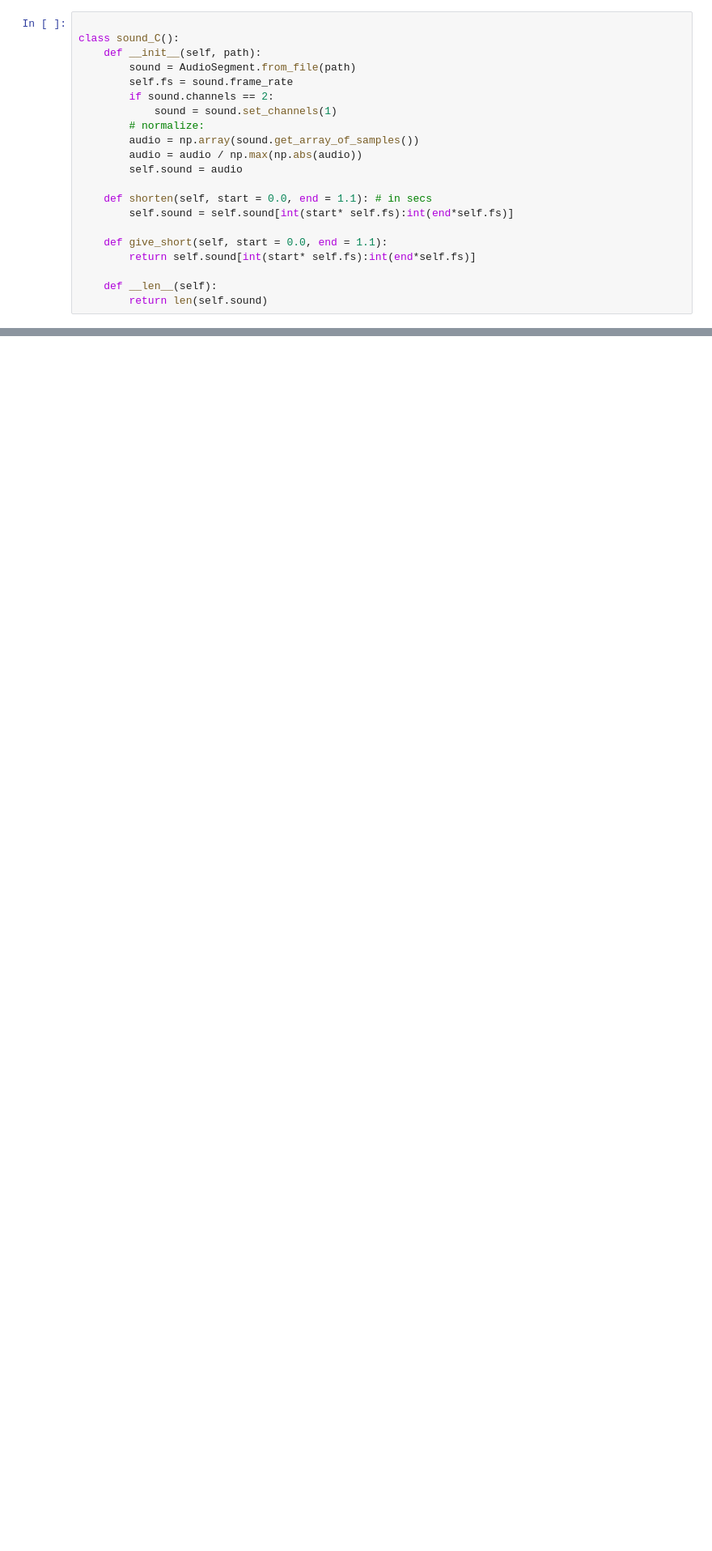
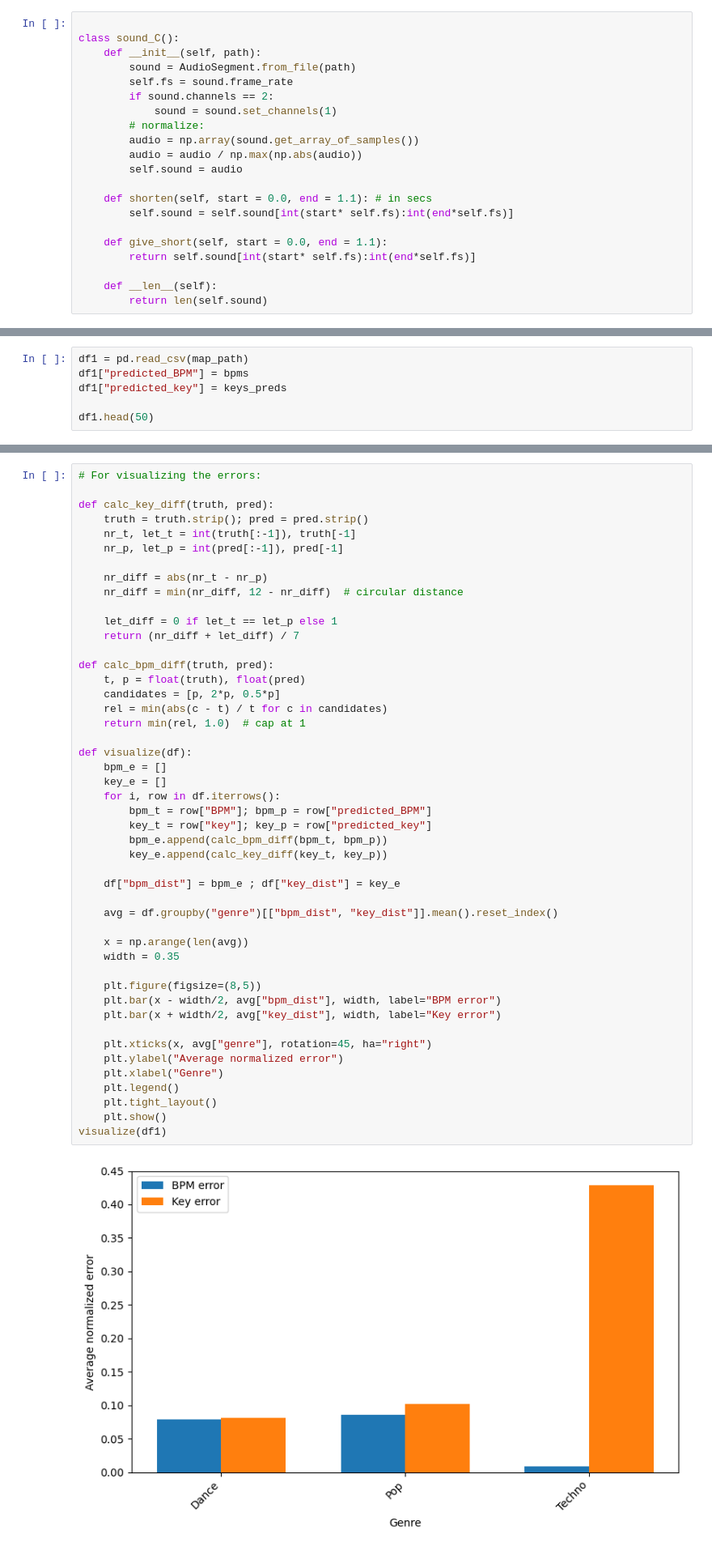
Before and after one commit to JarlSteph/Music_project, a Jupyter notebook: notebooks/optim_key_bpm.ipynb, the cells around one changed output, grey strips where cells are left out. Shown at 81% size. Cells and saved outputs as stored; diff of their text form; blank space fills up the shorter version.

```diff
--- a/notebooks/optim_key_bpm.ipynb
+++ b/notebooks/optim_key_bpm.ipynb
@@ -62,0 +87,6 @@ FileNotFoundError: [Errno 2] No such file or directory: '../data/KEY-BPM_train-v
+# %%
+df1 = pd.read_csv(map_path)
+df1["predicted_BPM"] = bpms
+df1["predicted_key"] = keys_preds
+
+df1.head(50)
@@ -62,0 +111,49 @@ FileNotFoundError: [Errno 2] No such file or directory: '../data/KEY-BPM_train-v
+# %%
+# For visualizing the errors:
+
+def calc_key_diff(truth, pred):
+    truth = truth.strip(); pred = pred.strip()
+    nr_t, let_t = int(truth[:-1]), truth[-1]
+    nr_p, let_p = int(pred[:-1]), pred[-1]
+
+    nr_diff = abs(nr_t - nr_p)
+    nr_diff = min(nr_diff, 12 - nr_diff)  # circular distance
+
+    let_diff = 0 if let_t == let_p else 1
+    return (nr_diff + let_diff) / 7
+
+def calc_bpm_diff(truth, pred):
+    t, p = float(truth), float(pred)
+    candidates = [p, 2*p, 0.5*p]
+    rel = min(abs(c - t) / t for c in candidates)
+    return min(rel, 1.0)  # cap at 1
+
+def visualize(df):
+    bpm_e = []
+    key_e = []
+    for i, row in df.iterrows():
+        bpm_t = row["BPM"]; bpm_p = row["predicted_BPM"]
+        key_t = row["key"]; key_p = row["predicted_key"]
+        bpm_e.append(calc_bpm_diff(bpm_t, bpm_p))
+        key_e.append(calc_key_diff(key_t, key_p))
+
+    df["bpm_dist"] = bpm_e ; df["key_dist"] = key_e
+
+    avg = df.groupby("genre")[["bpm_dist", "key_dist"]].mean().reset_index()
+
+    x = np.arange(len(avg))
+    width = 0.35
+
+    plt.figure(figsize=(8,5))
+    plt.bar(x - width/2, avg["bpm_dist"], width, label="BPM error")
+    plt.bar(x + width/2, avg["key_dist"], width, label="Key error")
+
+    plt.xticks(x, avg["genre"], rotation=45, ha="right")
+    plt.ylabel("Average normalized error")
+    plt.xlabel("Genre")
+    plt.legend()
+    plt.tight_layout()
+    plt.show()
+visualize(df1)
+# %% [output]
+[figure, added]
```
Also changed, not shown: parts of 4 cells of this notebook, 27 other files.
